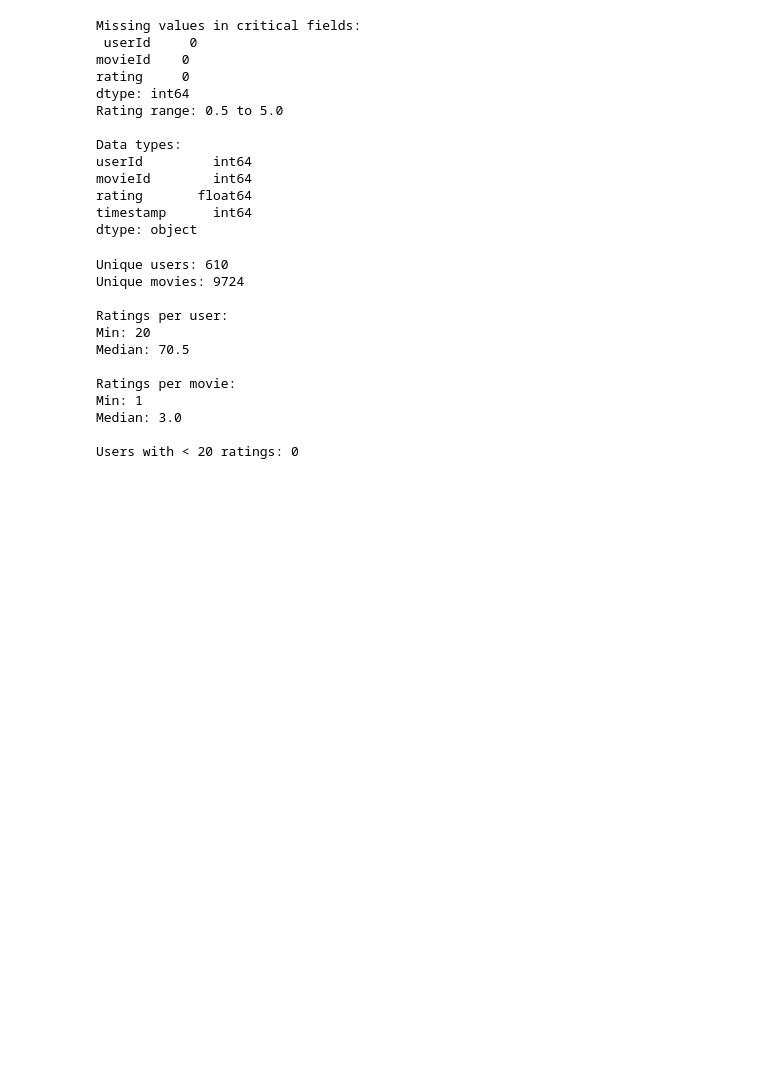
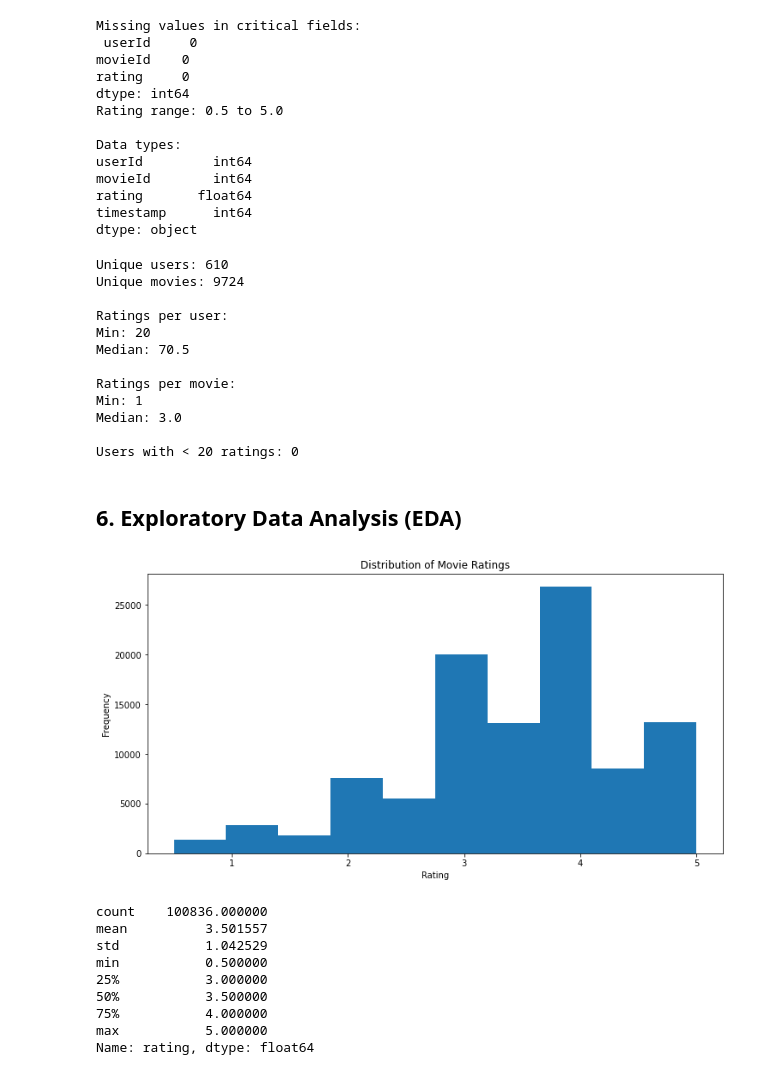
Before and after one commit to MrDenzy/Phase-4-Project---Movie-Recommendation-System, a Jupyter notebook: notebook/jasho.ipynb, the cells around one changed output. Drawn from its saved outputs; the diff is of its cells as text; code cells hidden in the pictures; blank space fills up the shorter version.

```diff
--- a/notebook/jasho.ipynb
+++ b/notebook/jasho.ipynb
@@ -183,3 +183,27 @@ Min: 1
 Median: 3.0
 
 Users with < 20 ratings: 0
+# %% [markdown]
+## 6. Exploratory Data Analysis (EDA)
+# %%
+# 4.1 Rating Distribution
+plt.figure(figsize=(12, 6))
+plt.hist(ratings_df['rating'], bins=10)
+plt.xlabel("Rating")
+plt.ylabel("Frequency")
+plt.title("Distribution of Movie Ratings")
+plt.show()
+
+# Summary statistics
+ratings_df['rating'].describe()
+# %% [output]
+[figure, added]
+count    100836.000000
+mean          3.501557
+std           1.042529
+min           0.500000
+25%           3.000000
+50%           3.500000
+75%           4.000000
+max           5.000000
+Name: rating, dtype: float64
```
Also changed, not shown: parts of 2 cells of this notebook.
